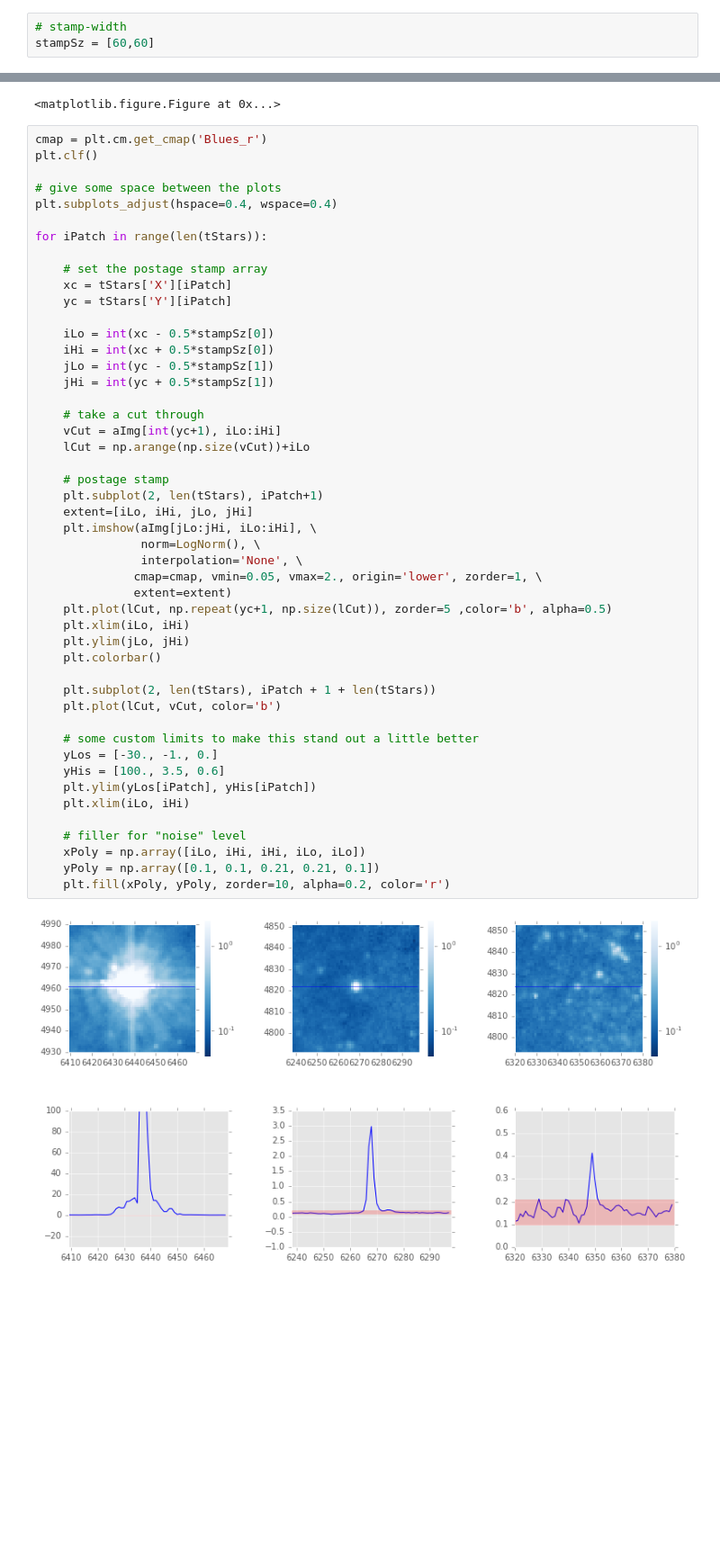
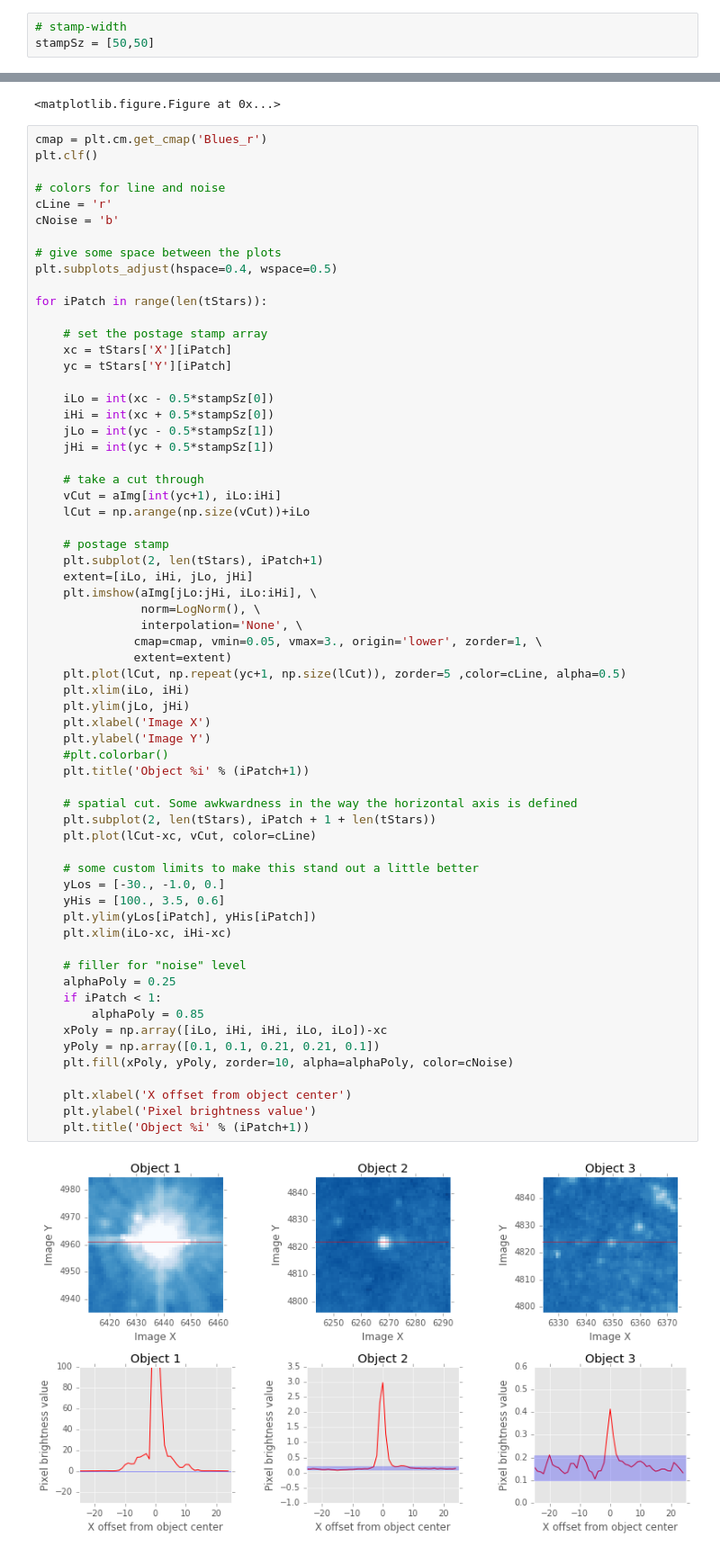
Before and after one commit to willclarkson/dearbornHLAscratch, a Jupyter notebook: notebooks/stampsPSF_2016-07-07.ipynb, the cells around one changed output, grey strips where cells are left out. Shown at 90% size. Drawn from its saved outputs; the diff is of its cells as text; blank space fills up the shorter version.

Commit message:
postage-stamp notebook added

```diff
--- a/notebooks/stampsPSF_2016-07-07.ipynb
+++ b/notebooks/stampsPSF_2016-07-07.ipynb
@@ -38,7 +38,7 @@ imgFil = 'hlsp_heritage_hst_acs-wfc_m51_f435w_v1_drz_drz.fits'
 txtFil = 'stars.txt'
 # %%
 # stamp-width
-stampSz = [60,60]
+stampSz = [50,50]
 # %% [markdown]
 # Load and examine image, stars #
 # %%
@@ -70,8 +70,12 @@ fig = plt.figure(1, figsize=(13,5))
 cmap = plt.cm.get_cmap('Blues_r')
 plt.clf()
 
+# colors for line and noise
+cLine = 'r'
+cNoise = 'b'
+
 # give some space between the plots
-plt.subplots_adjust(hspace=0.4, wspace=0.4)
+plt.subplots_adjust(hspace=0.4, wspace=0.5)
 
 for iPatch in range(len(tStars)):
 
@@ -80,39 +84,50 @@ for iPatch in range(len(tStars)):
     yc = tStars['Y'][iPatch]
 
     iLo = int(xc - 0.5*stampSz[0])
     iHi = int(xc + 0.5*stampSz[0])
     jLo = int(yc - 0.5*stampSz[1])
     jHi = int(yc + 0.5*stampSz[1])
 
     # take a cut through
     vCut = aImg[int(yc+1), iLo:iHi]
     lCut = np.arange(np.size(vCut))+iLo
 
     # postage stamp
     plt.subplot(2, len(tStars), iPatch+1)
     extent=[iLo, iHi, jLo, jHi]
     plt.imshow(aImg[jLo:jHi, iLo:iHi], \
                norm=LogNorm(), \
                interpolation='None', \
-              cmap=cmap, vmin=0.05, vmax=2., origin='lower', zorder=1, \
+              cmap=cmap, vmin=0.05, vmax=3., origin='lower', zorder=1, \
               extent=extent)
-    plt.plot(lCut, np.repeat(yc+1, np.size(lCut)), zorder=5 ,color='b', alpha=0.5)
+    plt.plot(lCut, np.repeat(yc+1, np.size(lCut)), zorder=5 ,color=cLine, alpha=0.5)
     plt.xlim(iLo, iHi)
     plt.ylim(jLo, jHi)
-    plt.colorbar()
+    plt.xlabel('Image X')
+    plt.ylabel('Image Y')
+    #plt.colorbar()
+    plt.title('Object %i' % (iPatch+1))
 
+    # spatial cut. Some awkwardness in the way the horizontal axis is defined
     plt.subplot(2, len(tStars), iPatch + 1 + len(tStars))
-    plt.plot(lCut, vCut, color='b')
+    plt.plot(lCut-xc, vCut, color=cLine)
 
     # some custom limits to make this stand out a little better
-    yLos = [-30., -1., 0.]
+    yLos = [-30., -1.0, 0.]
     yHis = [100., 3.5, 0.6]
     plt.ylim(yLos[iPatch], yHis[iPatch])
-    plt.xlim(iLo, iHi)
+    plt.xlim(iLo-xc, iHi-xc)
 
     # filler for "noise" level
-    xPoly = np.array([iLo, iHi, iHi, iLo, iLo])
+    alphaPoly = 0.25
+    if iPatch < 1:
+        alphaPoly = 0.85
+    xPoly = np.array([iLo, iHi, iHi, iLo, iLo])-xc
     yPoly = np.array([0.1, 0.1, 0.21, 0.21, 0.1])
-    plt.fill(xPoly, yPoly, zorder=10, alpha=0.2, color='r')
+    plt.fill(xPoly, yPoly, zorder=10, alpha=alphaPoly, color=cNoise)
+
+    plt.xlabel('X offset from object center')
+    plt.ylabel('Pixel brightness value')
+    plt.title('Object %i' % (iPatch+1))
 # %% [output]
-[figure, old version]
+[figure, new version]
```
Also changed, not shown: parts of 1 cell of this notebook.
